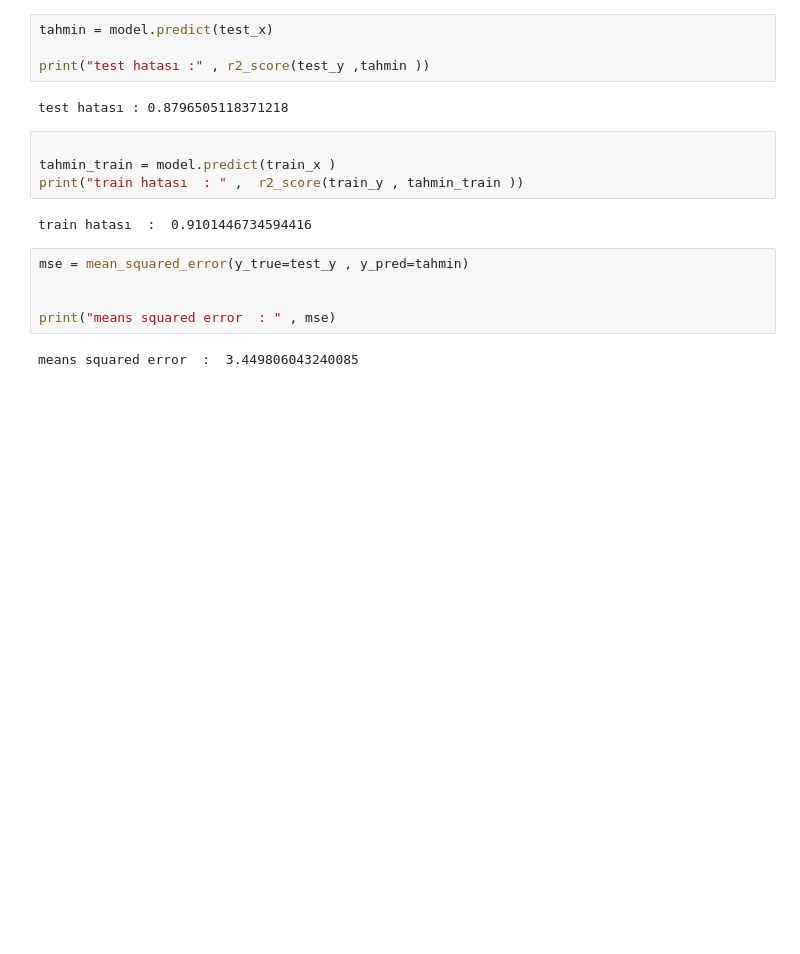
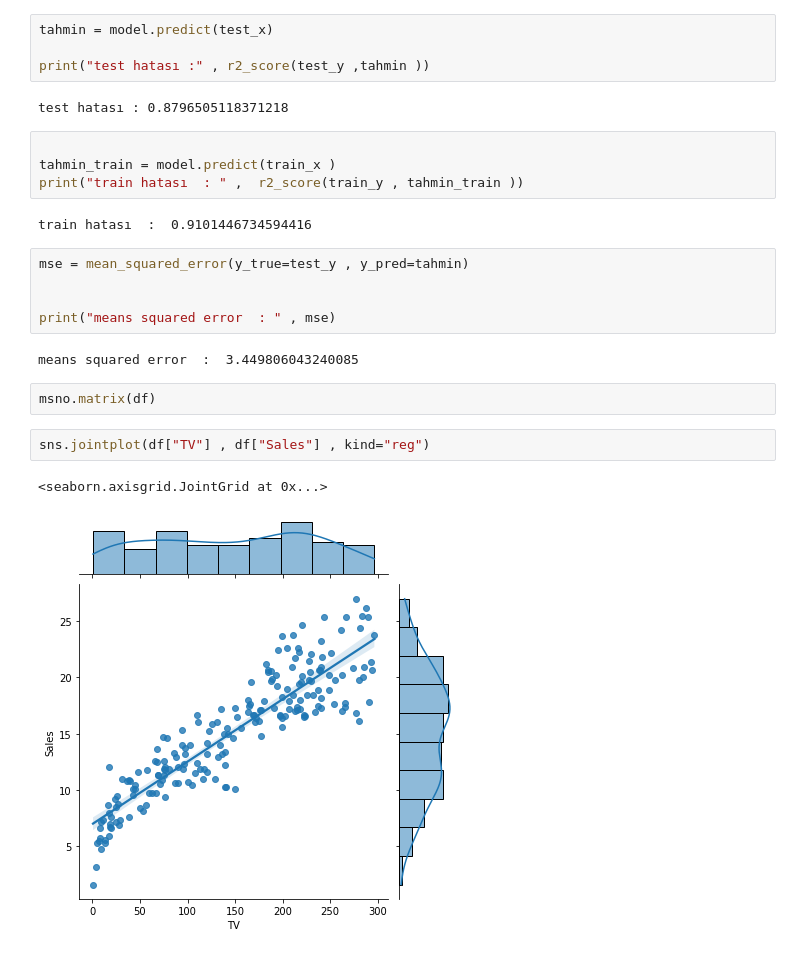
Before and after one commit to 377Harun/BirliktelikAnaliziApi, a Jupyter notebook: googlecolabJupyterNoteBook.ipynb, the cells around one changed output. Drawn from its saved outputs; the diff is of its cells as text; blank space fills up the shorter version.

```diff
--- a/googlecolabJupyterNoteBook.ipynb
+++ b/googlecolabJupyterNoteBook.ipynb
@@ -48,3 +50,10 @@ mse = mean_squared_error(y_true=test_y , y_pred=tahmin)
 print("means squared error  : " , mse)
 # %% [output]
 means squared error  :  3.449806043240085
+# %%
+msno.matrix(df)
+# %%
+sns.jointplot(df["TV"] , df["Sales"] , kind="reg")
+# %% [output]
+<seaborn.axisgrid.JointGrid at 0x...>
+[figure, added]
```
Also changed, not shown: parts of 9 cells of this notebook.
